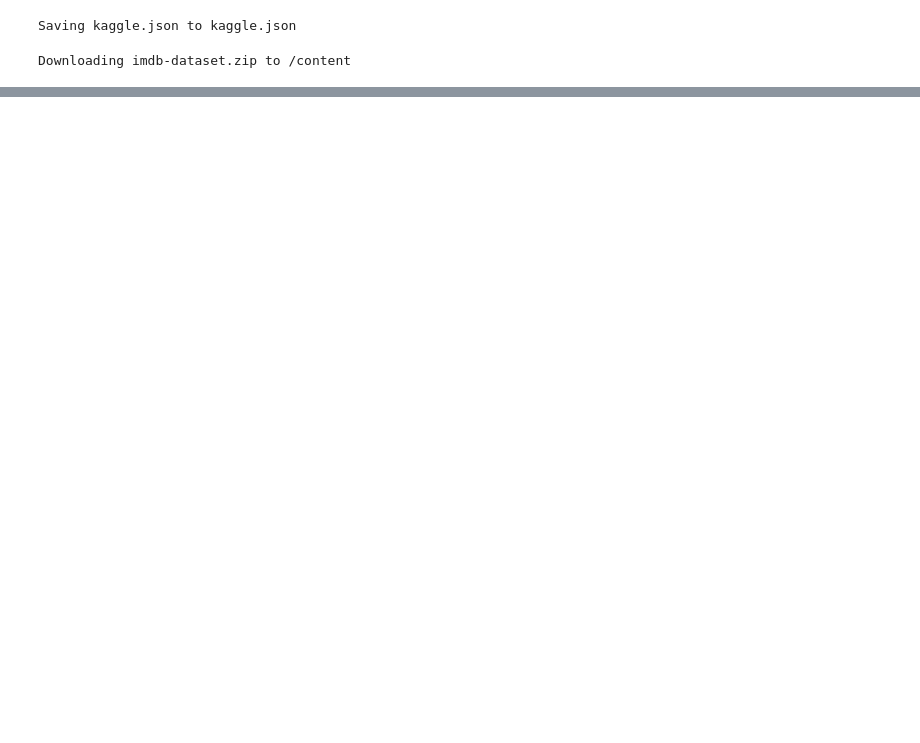
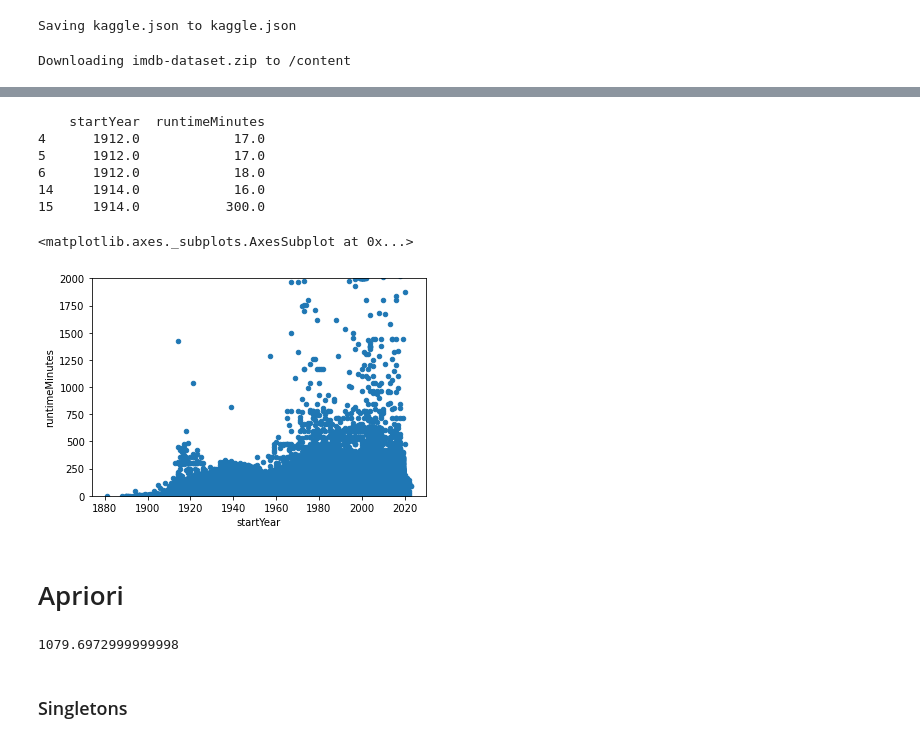
Before and after one commit to sergiopicascia/market-basket-analysis, a Jupyter notebook: Market_basket_analysis.ipynb, the cells around one changed output, grey strips where cells are left out. Drawn from its saved outputs; the diff is of its cells as text; code cells hidden in the pictures; blank space fills up the shorter version.

```diff
--- a/Market_basket_analysis.ipynb
+++ b/Market_basket_analysis.ipynb
@@ -33,0 +80,8 @@ replace imdb/name.basics.tsv/name.basics.tsv? [y]es, [n]o, [A]ll, [N]one, [r]ena
+# %%
+# Creating a lazy evaluation view of principals
+principals.createOrReplaceTempView("principals")
+
+# Performing a query in order to retrieve only actors/actresses and
+# the movie in which they partecipated
+principals = spark.sql("SELECT tconst, nconst FROM principals WHERE (category = 'actor' or category = 'actress')")
+principals.show(10)
@@ -33,0 +261,28 @@ replace imdb/name.basics.tsv/name.basics.tsv? [y]es, [n]o, [A]ll, [N]one, [r]ena
+# %%
+# Duration and year
+query = """SELECT startYear, runtimeMinutes
+        FROM baskets INNER JOIN titles ON movie = tconst"""
+year_duration = spark.sql(query)
+year_duration_pd = year_duration.toPandas()
+year_duration_pd = year_duration_pd.apply(pd.to_numeric, errors='coerce').dropna()
+print(year_duration_pd.head())
+year_duration_pd.plot.scatter(x='startYear', y='runtimeMinutes', ylim=(0, 2000))
+# %% [output]
+    startYear  runtimeMinutes
+4      1912.0            17.0
+5      1912.0            17.0
+6      1912.0            18.0
+14     1914.0            16.0
+15     1914.0           300.0
+<matplotlib.axes._subplots.AxesSubplot at 0x...>
+[figure, added]
+# %% [markdown]
+# Apriori
+# %%
+# Defining support threshold
+supp = n_movies * 0.0003
+supp
+# %% [output]
+1079.6972999999998
+# %% [markdown]
+### Singletons
```
Also changed, not shown: parts of 33 cells of this notebook.
